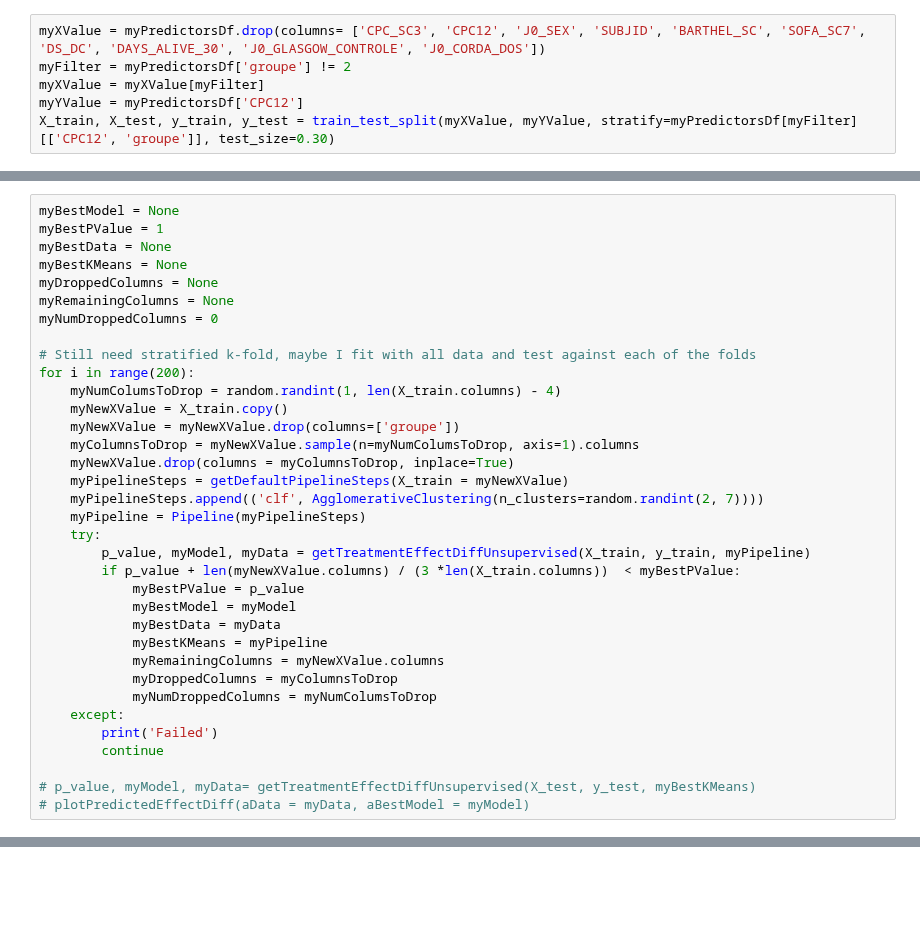
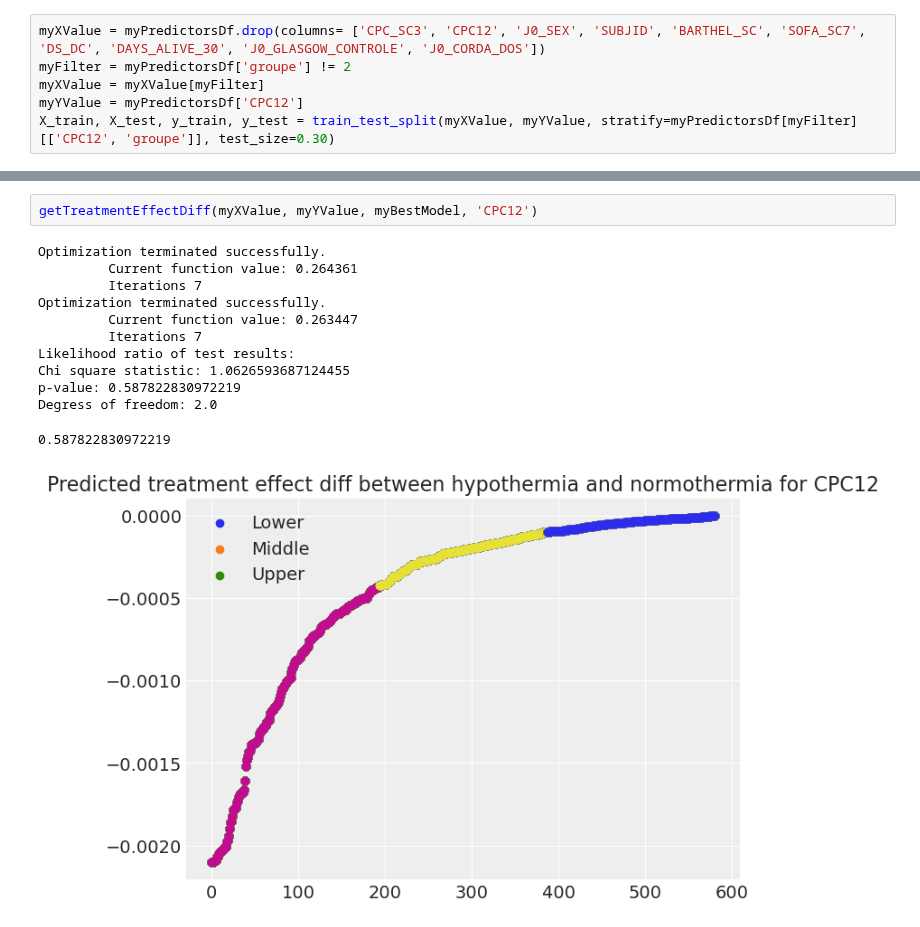
Before and after one commit to michelraskin/ttmhte, a Jupyter notebook: hyperionUnsupervised.ipynb, the cells around one changed output, grey strips where cells are left out. Drawn from its saved outputs; the diff is of its cells as text; blank space fills up the shorter version.

```diff
--- a/hyperionUnsupervised.ipynb
+++ b/hyperionUnsupervised.ipynb
@@ -104,35 +85,0 @@ Degress of freedom: 2.0
-# %%
-myBestModel = None
-myBestPValue = 1
-myBestData = None
-myBestKMeans = None
-myDroppedColumns = None
-myRemainingColumns = None
-myNumDroppedColumns = 0
-
-# Still need stratified k-fold, maybe I fit with all data and test against each of the folds
-for i in range(200):
-    myNumColumsToDrop = random.randint(1, len(X_train.columns) - 4)
-    myNewXValue = X_train.copy()
-    myNewXValue = myNewXValue.drop(columns=['groupe'])
-    myColumnsToDrop = myNewXValue.sample(n=myNumColumsToDrop, axis=1).columns
-    myNewXValue.drop(columns = myColumnsToDrop, inplace=True)
-    myPipelineSteps = getDefaultPipelineSteps(X_train = myNewXValue)
-    myPipelineSteps.append(('clf', AgglomerativeClustering(n_clusters=random.randint(2, 7))))
-    myPipeline = Pipeline(myPipelineSteps)
-    try:
-        p_value, myModel, myData = getTreatmentEffectDiffUnsupervised(X_train, y_train, myPipeline)
-        if p_value + len(myNewXValue.columns) / (3 *len(X_train.columns))  < myBestPValue:
-            myBestPValue = p_value
-            myBestModel = myModel
-            myBestData = myData
-            myBestKMeans = myPipeline
-            myRemainingColumns = myNewXValue.columns
-            myDroppedColumns = myColumnsToDrop
-            myNumDroppedColumns = myNumColumsToDrop
-    except:
-        print('Failed')
-        continue
-
-# p_value, myModel, myData= getTreatmentEffectDiffUnsupervised(X_test, y_test, myBestKMeans)
-# plotPredictedEffectDiff(aData = myData, aBestModel = myModel)
@@ -301,0 +86,15 @@ Num Dropped Columns: 143
+# %%
+getTreatmentEffectDiff(myXValue, myYValue, myBestModel, 'CPC12')
+# %% [output]
+Optimization terminated successfully.
+         Current function value: 0.264361
+         Iterations 7
+Optimization terminated successfully.
+         Current function value: 0.263447
+         Iterations 7
+Likelihood ratio of test results:
+Chi square statistic: 1.0626593687124455
+p-value: 0.587822830972219
+Degress of freedom: 2.0
+0.587822830972219
+[figure, added]
```
Also changed, not shown: parts of 29 cells of this notebook, 2 other files.
